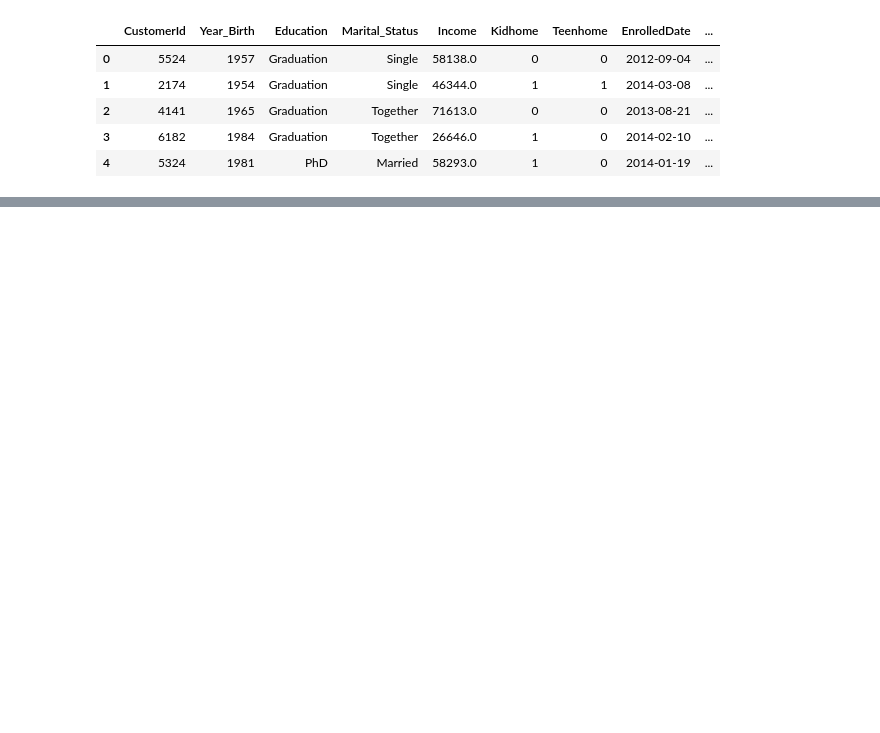
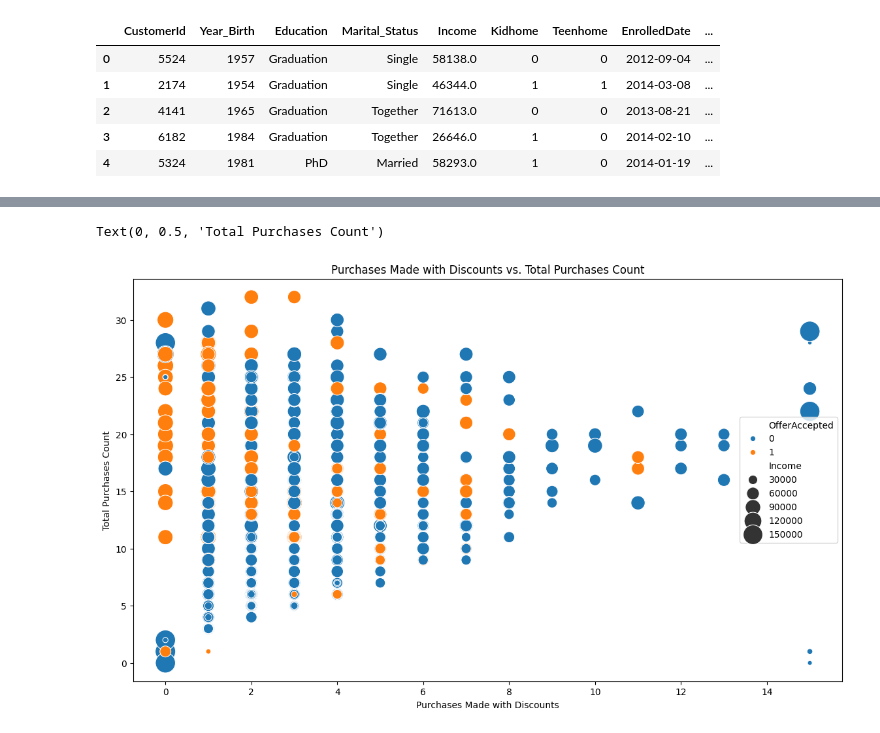
Before and after one commit to akshaykumar2972/POC2025, a Jupyter notebook: EDA.ipynb, the cells around one changed output, grey strips where cells are left out. Cells and saved outputs as stored; diff of their text form; code cells hidden in the pictures; blank space fills up the shorter version.

```diff
--- a/EDA.ipynb
+++ b/EDA.ipynb
@@ -39,0 +40,9 @@ df.iloc[:,16:].head()
+# %%
+plt.figure(figsize=(14,8))
+sns.scatterplot(x='PurchasesMadeWithDiscounts', y='TotalPurchasesCount', data=df, hue='OfferAccepted', size='Income', sizes=(20, 500))
+plt.title('Purchases Made with Discounts vs. Total Purchases Count')
+plt.xlabel('Purchases Made with Discounts')
+plt.ylabel('Total Purchases Count')
+# %% [output]
+Text(0, 0.5, 'Total Purchases Count')
+[figure, added]
```
Also changed, not shown: parts of 63 cells of this notebook.
